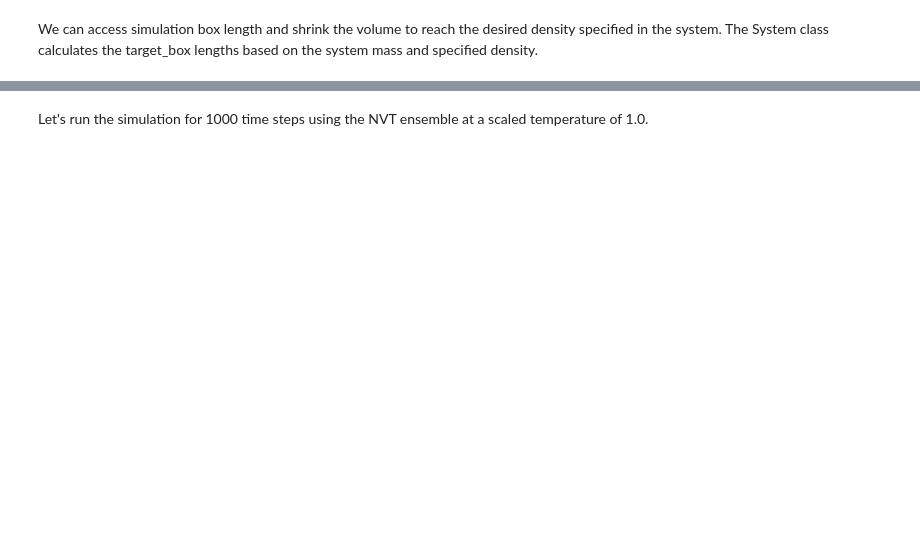
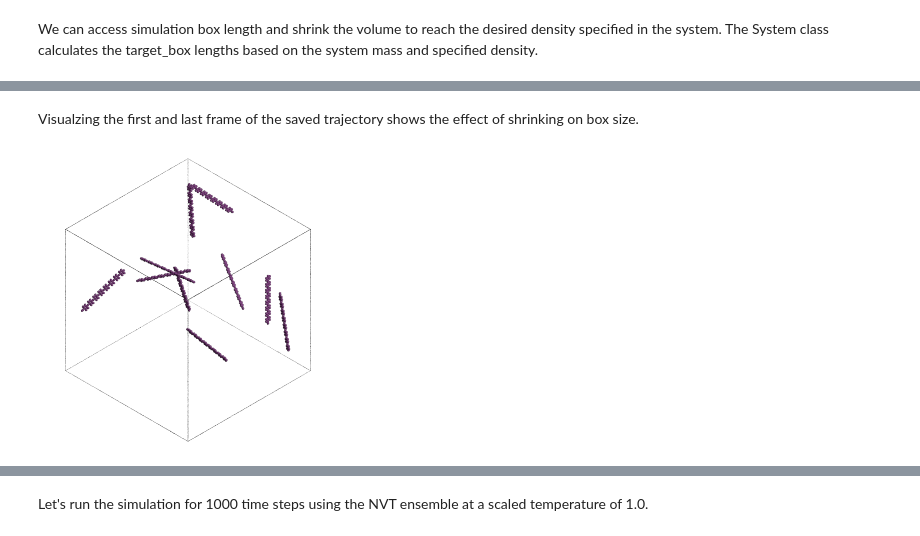
Before and after one commit to cmelab/flowerMD, a Jupyter notebook: tutorials/1-Hoomd-Organics-basics.ipynb, the cells around one changed output, grey strips where cells are left out. Drawn from its saved outputs; the diff is of its cells as text; code cells hidden in the pictures; blank space fills up the shorter version.

Commit message:
add fresnel visualizer to tutorial 1

```diff
--- a/tutorials/1-Hoomd-Organics-basics.ipynb
+++ b/tutorials/1-Hoomd-Organics-basics.ipynb
@@ -95,0 +135,9 @@ sim.run_update_volume(n_steps=1000, period=1, kT=1, tau_kt=1, final_box_lengths=
+# %% [markdown]
+Visualzing the first and last frame of the saved trajectory shows the effect of shrinking on box size.
+# %%
+from cmeutils.visualize import FresnelGSD
+
+sim_visualizer = FresnelGSD(gsd_file="trajectory.gsd", frame=0, view_axis=(1, 1, 1))
+sim_visualizer.view()
+# %% [output]
+[figure, added]
```
Also changed, not shown: parts of 9 cells of this notebook.
